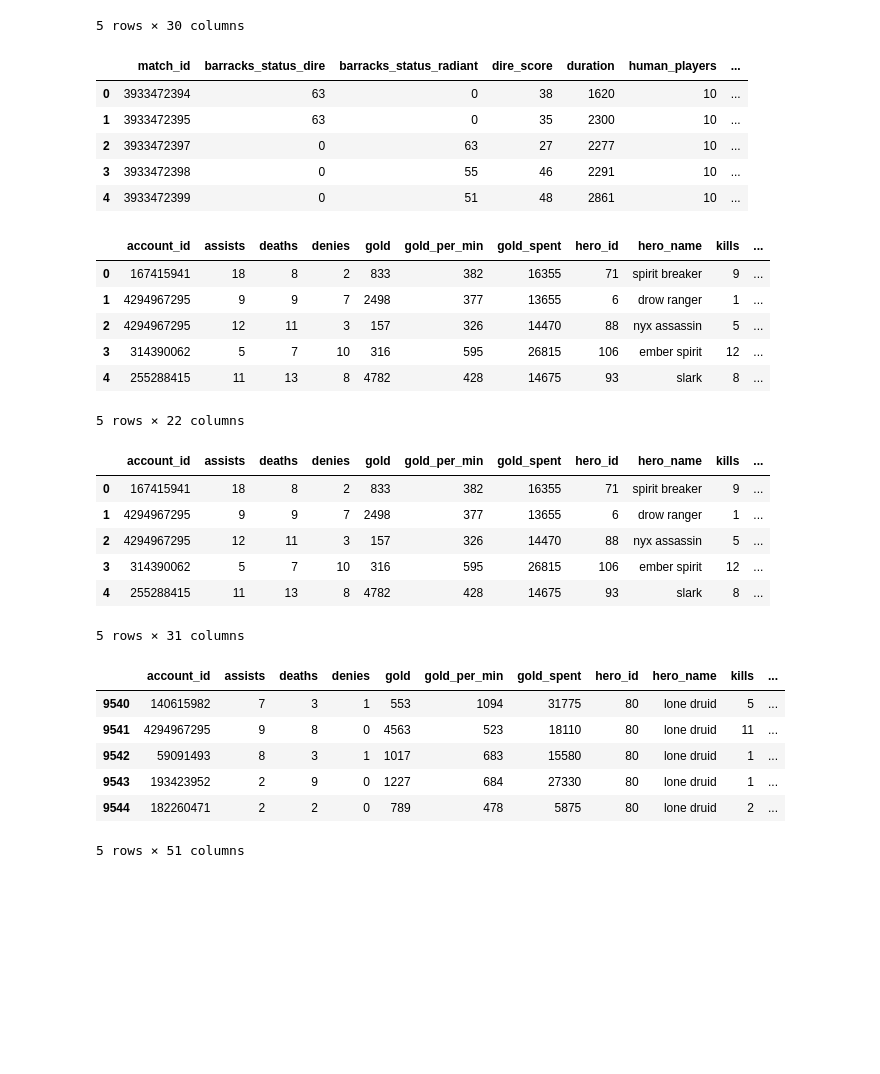
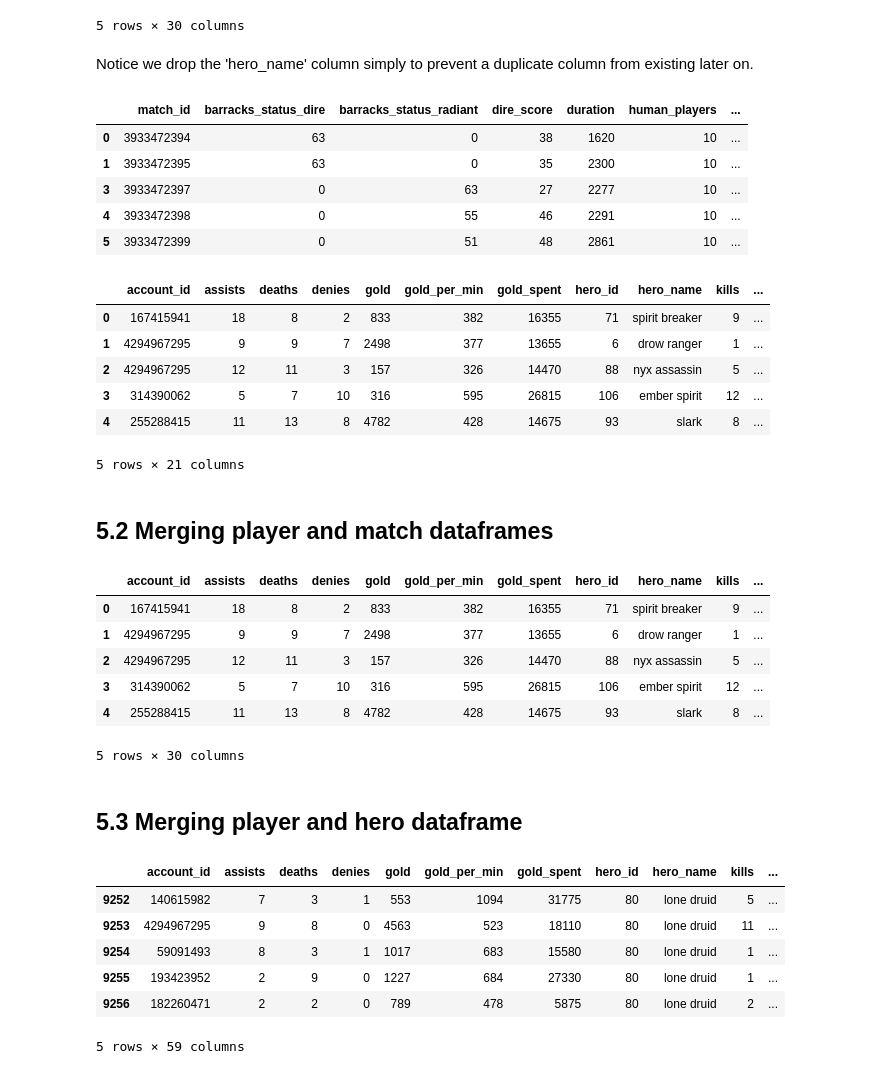
Before and after one commit to Samuel-Campbell/dota2, a Jupyter notebook: src/Dota2_Analysis.ipynb, the cells around one changed output. Drawn from its saved outputs; the diff is of its cells as text; code cells hidden in the pictures; blank space fills up the shorter version.

```diff
--- a/src/Dota2_Analysis.ipynb
+++ b/src/Dota2_Analysis.ipynb
@@ -617,10 +614,11 @@ drop_list = [
     'game_mode_name',
     'game_mode',
     'first_blood_time',
-    'match_id'
+    'match_id',
+    'players',
+    'picks_bans'
 ]
 match_df = match_df.drop(columns = drop_list)
-match_df = match_df.dropna(subset = ['radiant_win'])
 match_df = match_df.reset_index()
 match_df = match_df.rename({'index':'match_id'}, axis='columns')
 match_df.head()
@@ -633,0 +636,4 @@ match_df.head()
+# %%
+match_df = match_df.dropna(subset = ['radiant_win'])
+match_df = match_df[match_df['human_players'] == 10]
+match_df.head()
@@ -691,0 +691,28 @@ players_df.head()
+# %%
+drop_columns = [
+    'leaver_status_description',
+    'leaver_status_name',
+    'item_0_name',
+    'item_1_name',
+    'item_2_name',
+    'item_3_name',
+    'item_4_name',
+    'item_5_name',
+    'item_0',
+    'item_1',
+    'item_2',
+    'item_3',
+    'item_4',
+    'item_5',
+    'backpack_0',
+    'backpack_1',
+    'backpack_2',
+    'hero_damage',
+    'hero_healing',
+    'tower_damage',
+    'additional_units',
+    'leaver_status'
+]
+
+players_df = players_df.drop(columns = drop_columns)
+players_df.columns
@@ -805,15 +862,17 @@ hero_df.head()
 | 3 | 2937612 | 2.4398 | 13.8186 | 49.2443 | 1 | 1 | 0 | ... |
 | 4 | 393944 | 2.5933 | 1.8531 | 47.1554 | 113 | 1 | 0 | ... |
 5 rows × 30 columns
+# %% [markdown]
+Notice we drop the 'hero_name' column simply to prevent a duplicate column from existing later on.
 # %%
 match_df.head()
 # %% [output]
 |  | match_id | barracks_status_dire | barracks_status_radiant | dire_score | duration | human_players | ... |
 | 0 | 3933472394 | 63 | 0 | 38 | 1620 | 10 | ... |
 | 1 | 3933472395 | 63 | 0 | 35 | 2300 | 10 | ... |
-| 2 | 3933472397 | 0 | 63 | 27 | 2277 | 10 | ... |
-| 3 | 3933472398 | 0 | 55 | 46 | 2291 | 10 | ... |
-| 4 | 3933472399 | 0 | 51 | 48 | 2861 | 10 | ... |
+| 3 | 3933472397 | 0 | 63 | 27 | 2277 | 10 | ... |
+| 4 | 3933472398 | 0 | 55 | 46 | 2291 | 10 | ... |
+| 5 | 3933472399 | 0 | 51 | 48 | 2861 | 10 | ... |
 # %%
 players_df.head()
 # %% [output]
@@ -823,7 +882,9 @@ players_df.head()
 | 2 | 4294967295 | 12 | 11 | 3 | 157 | 326 | 14470 | 88 | nyx assassin | 5 | ... |
 | 3 | 314390062 | 5 | 7 | 10 | 316 | 595 | 26815 | 106 | ember spirit | 12 | ... |
 | 4 | 255288415 | 11 | 13 | 8 | 4782 | 428 | 14675 | 93 | slark | 8 | ... |
-5 rows × 22 columns
+5 rows × 21 columns
+# %% [markdown]
+## 5.2 Merging player and match dataframes
 # %%
 player_df = pd.merge(players_df, match_df, on='match_id')
 player_df.head()
@@ -834,15 +895,17 @@ player_df.head()
 | 2 | 4294967295 | 12 | 11 | 3 | 157 | 326 | 14470 | 88 | nyx assassin | 5 | ... |
 | 3 | 314390062 | 5 | 7 | 10 | 316 | 595 | 26815 | 106 | ember spirit | 12 | ... |
 | 4 | 255288415 | 11 | 13 | 8 | 4782 | 428 | 14675 | 93 | slark | 8 | ... |
-5 rows × 31 columns
+5 rows × 30 columns
+# %% [markdown]
+## 5.3 Merging player and hero dataframe
 # %%
-player_df = pd.merge(players_df, hero_df, on='hero_id')
+player_df = pd.merge(player_df, hero_df, on='hero_id')
 player_df.tail()
 # %% [output]
 |  | account_id | assists | deaths | denies | gold | gold_per_min | gold_spent | hero_id | hero_name | kills | ... |
-| 9540 | 140615982 | 7 | 3 | 1 | 553 | 1094 | 31775 | 80 | lone druid | 5 | ... |
-| 9541 | 4294967295 | 9 | 8 | 0 | 4563 | 523 | 18110 | 80 | lone druid | 11 | ... |
-| 9542 | 59091493 | 8 | 3 | 1 | 1017 | 683 | 15580 | 80 | lone druid | 1 | ... |
-| 9543 | 193423952 | 2 | 9 | 0 | 1227 | 684 | 27330 | 80 | lone druid | 1 | ... |
-| 9544 | 182260471 | 2 | 2 | 0 | 789 | 478 | 5875 | 80 | lone druid | 2 | ... |
+| 9252 | 140615982 | 7 | 3 | 1 | 553 | 1094 | 31775 | 80 | lone druid | 5 | ... |
+| 9253 | 4294967295 | 9 | 8 | 0 | 4563 | 523 | 18110 | 80 | lone druid | 11 | ... |
+| 9254 | 59091493 | 8 | 3 | 1 | 1017 | 683 | 15580 | 80 | lone druid | 1 | ... |
+| 9255 | 193423952 | 2 | 9 | 0 | 1227 | 684 | 27330 | 80 | lone druid | 1 | ... |
+| 9256 | 182260471 | 2 | 2 | 0 | 789 | 478 | 5875 | 80 | lone druid | 2 | ... |
-5 rows × 51 columns
+5 rows × 59 columns
```
Also changed, not shown: parts of 42 cells of this notebook.
